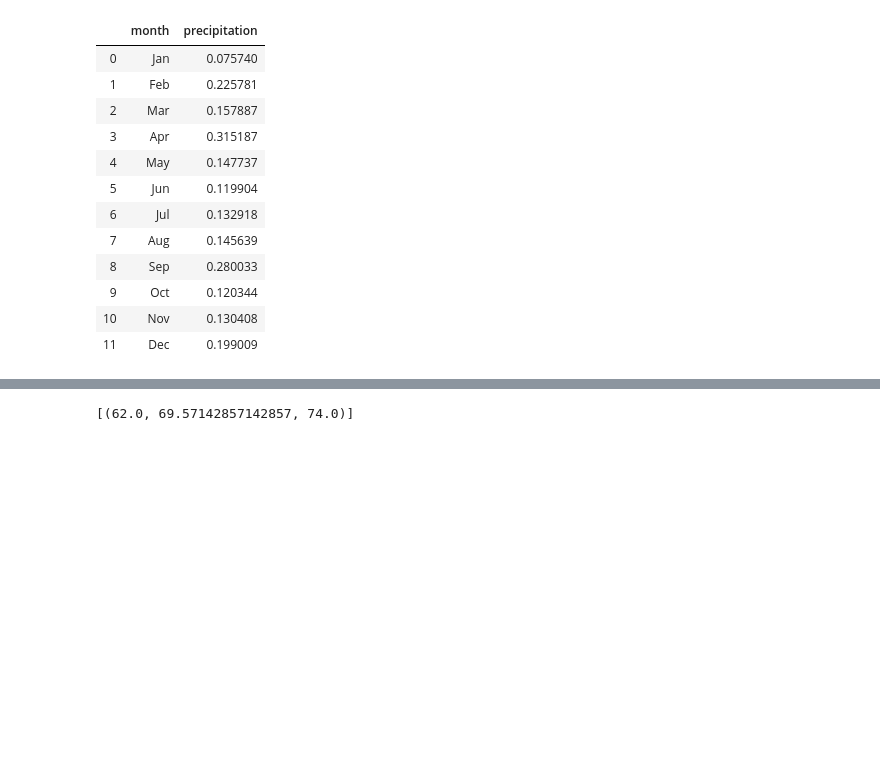
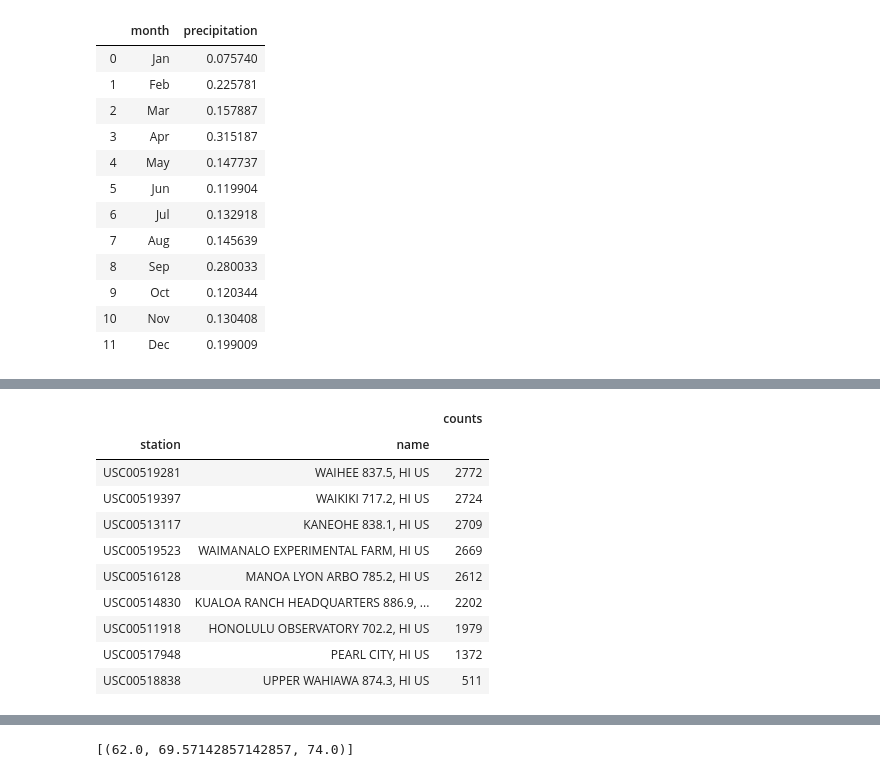
Before and after one commit to LinaSachuk/DU_HomeWork, a Jupyter notebook: sqlalchemy-challenge/climate_starter.ipynb, the cells around one changed output, grey strips where cells are left out. Saved outputs shown, nothing was run; the diff lists cells and outputs as text; code cells hidden in the pictures; blank space fills up the shorter version.

```diff
--- a/sqlalchemy-challenge/climate_starter.ipynb
+++ b/sqlalchemy-challenge/climate_starter.ipynb
@@ -318,3 +368,22 @@ fig.show()
+# %%
+# List the stations and the counts in descending order with names of stations.
+active_df = combined_data.groupby(['station','name'])['name'].count()
+active_df = pd.DataFrame(active_df)
+active_df.rename(columns={'name': 'counts'}, inplace=True)
+active_df = active_df.sort_values(by='counts', ascending=False)
+active_df
+# %% [output]
+|  |  | counts |
+| station | name |  |
+| USC00519281 | WAIHEE 837.5, HI US | 2772 |
+| USC00519397 | WAIKIKI 717.2, HI US | 2724 |
+| USC00513117 | KANEOHE 838.1, HI US | 2709 |
+| USC00519523 | WAIMANALO EXPERIMENTAL FARM, HI US | 2669 |
+| USC00516128 | MANOA LYON ARBO 785.2, HI US | 2612 |
+| USC00514830 | KUALOA RANCH HEADQUARTERS 886.9, ... | 2202 |
+| USC00511918 | HONOLULU OBSERVATORY 702.2, HI US | 1979 |
+| USC00517948 | PEARL CITY, HI US | 1372 |
+| USC00518838 | UPPER WAHIAWA 874.3, HI US | 511 |
 # %%
 # Using the station id from the previous query, calculate the lowest temperature recorded,
 # highest temperature recorded, and average temperature of the most active station?
```
Also changed, not shown: parts of 5 cells of this notebook.
